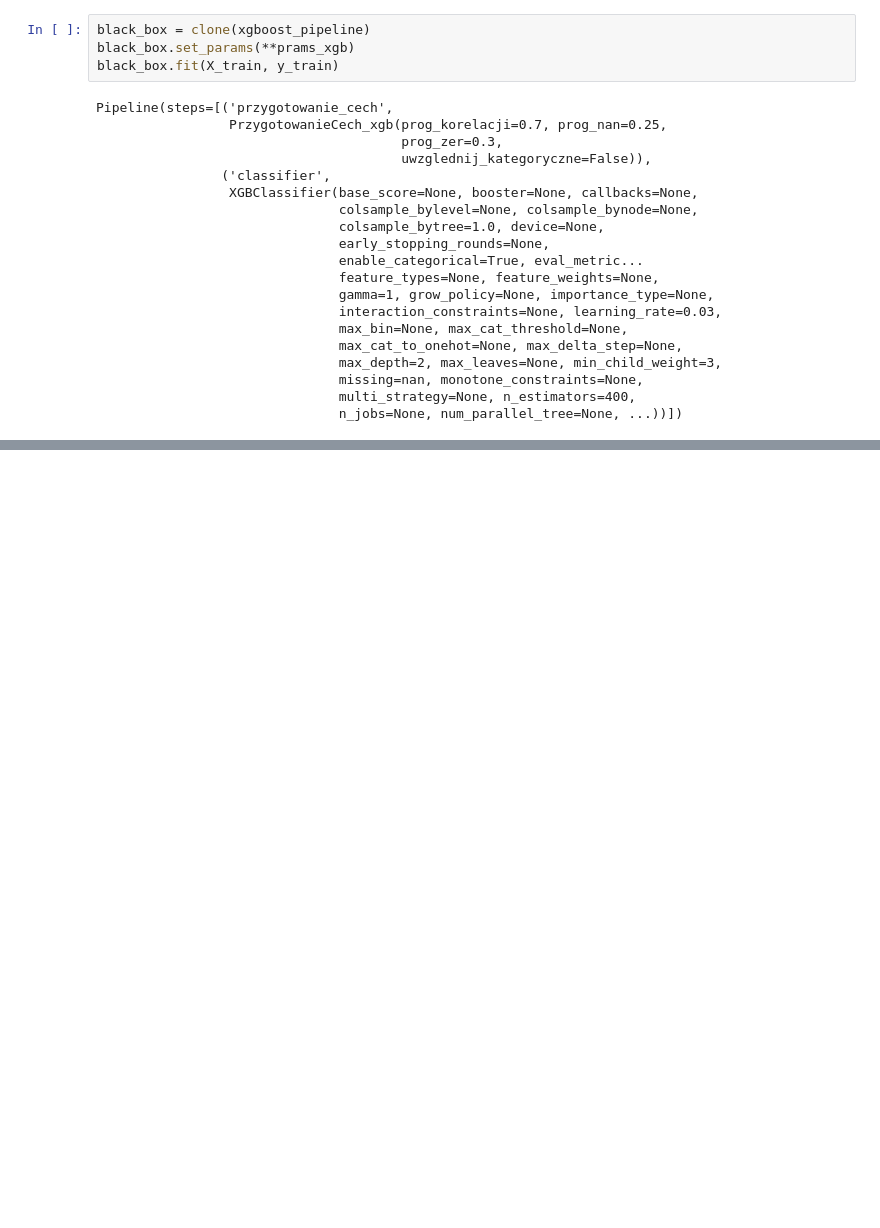
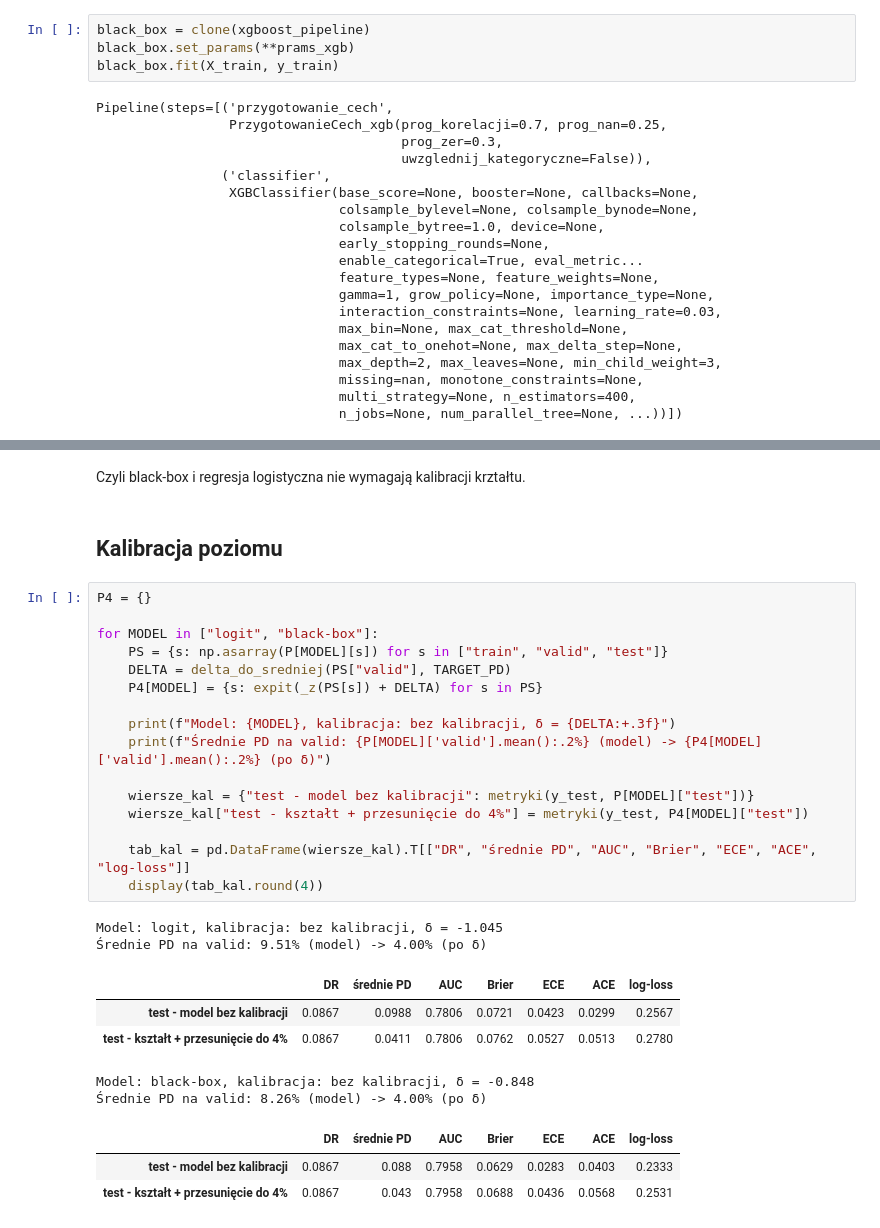
Before and after one commit to NorbertTrojan/Malysz_1, a Jupyter notebook: finalne_modele.ipynb, the cells around one changed output, grey strips where cells are left out. Cells and saved outputs as stored; diff of their text form; blank space fills up the shorter version.

```diff
--- a/finalne_modele.ipynb
+++ b/finalne_modele.ipynb
@@ -144,0 +340,31 @@ AUC na zbiorze testowym: 0.7958075987273068
+# %% [markdown]
+Czyli black-box i regresja logistyczna nie wymagają kalibracji krztałtu.
+# %% [markdown]
+## Kalibracja poziomu
+# %%
+P4 = {}
+
+for MODEL in ["logit", "black-box"]:
+    PS = {s: np.asarray(P[MODEL][s]) for s in ["train", "valid", "test"]}
+    DELTA = delta_do_sredniej(PS["valid"], TARGET_PD)
+    P4[MODEL] = {s: expit(_z(PS[s]) + DELTA) for s in PS}
+
+    print(f"Model: {MODEL}, kalibracja: bez kalibracji, δ = {DELTA:+.3f}")
+    print(f"Średnie PD na valid: {P[MODEL]['valid'].mean():.2%} (model) -> {P4[MODEL]['valid'].mean():.2%} (po δ)")
+
+    wiersze_kal = {"test - model bez kalibracji": metryki(y_test, P[MODEL]["test"])}
+    wiersze_kal["test - kształt + przesunięcie do 4%"] = metryki(y_test, P4[MODEL]["test"])
+
+    tab_kal = pd.DataFrame(wiersze_kal).T[["DR", "średnie PD", "AUC", "Brier", "ECE", "ACE", "log-loss"]]
+    display(tab_kal.round(4))
+# %% [output]
+Model: logit, kalibracja: bez kalibracji, δ = -1.045
+Średnie PD na valid: 9.51% (model) -> 4.00% (po δ)
+|  | DR | średnie PD | AUC | Brier | ECE | ACE | log-loss |
+| test - model bez kalibracji | 0.0867 | 0.0988 | 0.7806 | 0.0721 | 0.0423 | 0.0299 | 0.2567 |
+| test - kształt + przesunięcie do 4% | 0.0867 | 0.0411 | 0.7806 | 0.0762 | 0.0527 | 0.0513 | 0.2780 |
+Model: black-box, kalibracja: bez kalibracji, δ = -0.848
+Średnie PD na valid: 8.26% (model) -> 4.00% (po δ)
+|  | DR | średnie PD | AUC | Brier | ECE | ACE | log-loss |
+| test - model bez kalibracji | 0.0867 | 0.088 | 0.7958 | 0.0629 | 0.0283 | 0.0403 | 0.2333 |
+| test - kształt + przesunięcie do 4% | 0.0867 | 0.043 | 0.7958 | 0.0688 | 0.0436 | 0.0568 | 0.2531 |
```
Also changed, not shown: parts of 13 cells of this notebook.
